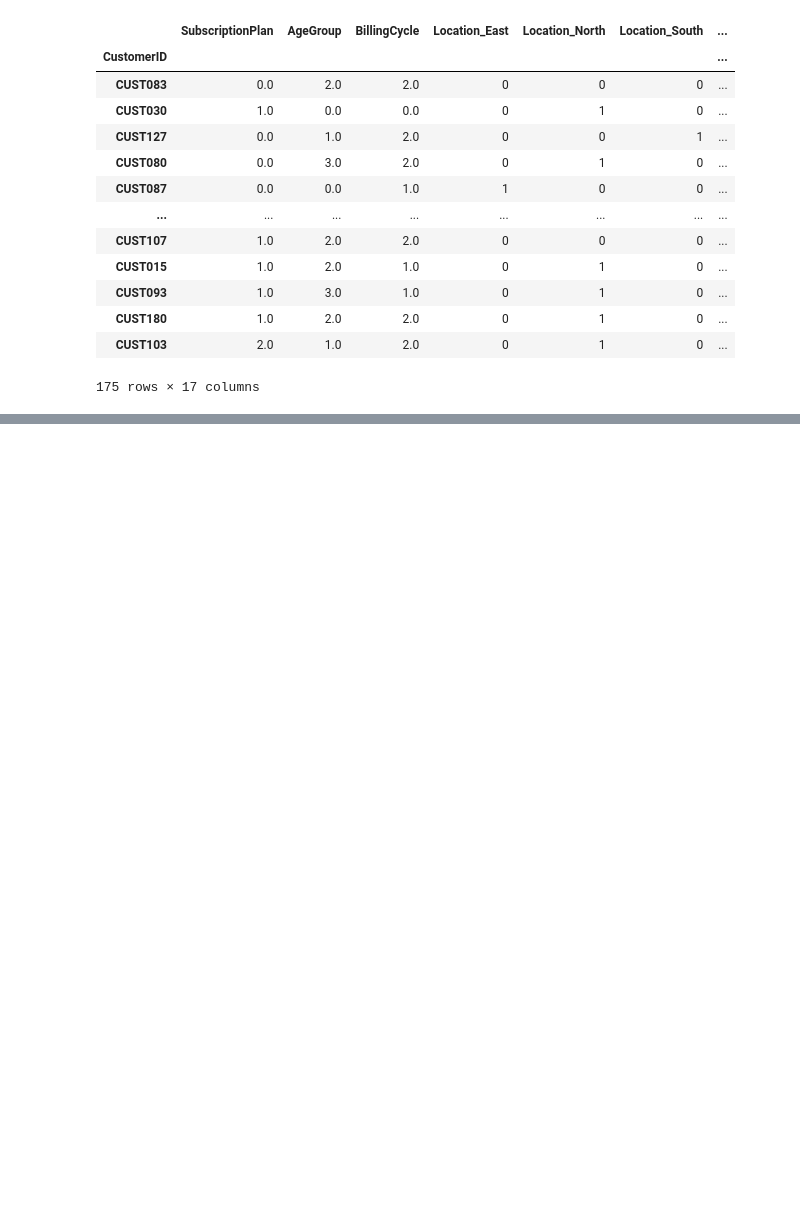
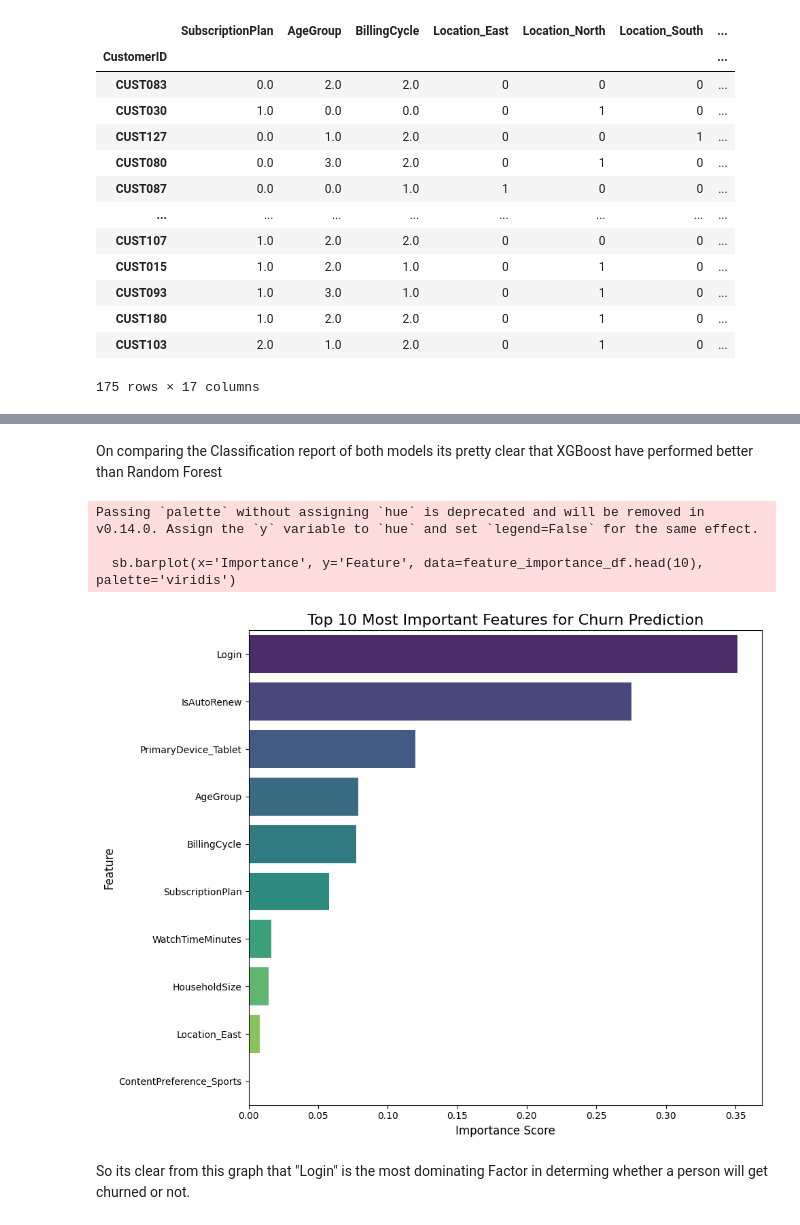
Before and after one commit to sarbajit-stat/statistics-projects, a Jupyter notebook: Customer Churn Analysis.ipynb, the cells around one changed output, grey strips where cells are left out. Cells and saved outputs as stored; diff of their text form; code cells hidden in the pictures; blank space fills up the shorter version.

```diff
--- a/Customer Churn Analysis.ipynb
+++ b/Customer Churn Analysis.ipynb
@@ -685,2 +664,0 @@ lg=LogisticRegression()
-# %%
-lg.fit(X_train,y_train)
@@ -702,0 +665,3 @@ weighted avg       0.96      0.96      0.96        75
+# %%
+Rf=RandomForestClassifier()
+Rf.fit(X_train,y_train)
@@ -702,0 +683,4 @@ weighted avg       0.96      0.96      0.96        75
+# %%
+Xg=XGBClassifier(random_state=42, use_label_encoder=False, eval_metric='logloss')
+# %%
+Xg.fit(X_train,y_train)
@@ -702,0 +716,30 @@ weighted avg       0.96      0.96      0.96        75
+# %% [markdown]
+On comparing the Classification report of both models its pretty clear that XGBoost have performed better than Random Forest
+# %%
+# 1. Get the importance scores from the trained model
+importances = Xg.feature_importances_
+
+# 2. Get the corresponding feature names from the processed DataFrame's columns
+feature_names = X_train.columns
+
+# 3. Create a DataFrame for visualization
+feature_importance_df = pd.DataFrame({
+    'Feature': feature_names,
+    'Importance': importances
+}).sort_values(by='Importance', ascending=False)
+
+# 4. Plot the top 10 most important features
+plt.figure(figsize=(10, 8))
+sb.barplot(x='Importance', y='Feature', data=feature_importance_df.head(10), palette='viridis')
+plt.title('Top 10 Most Important Features for Churn Prediction', fontsize=16)
+plt.xlabel('Importance Score', fontsize=12)
+plt.ylabel('Feature', fontsize=12)
+plt.tight_layout()
+plt.show()
+# %% [output]
+Passing `palette` without assigning `hue` is deprecated and will be removed in v0.14.0. Assign the `y` variable to `hue` and set `legend=False` for the same effect.
+
+  sb.barplot(x='Importance', y='Feature', data=feature_importance_df.head(10), palette='viridis')
+[figure, added]
+# %% [markdown]
+So its clear from this graph that "Login" is the most dominating Factor in determing whether a person will get churned or not.
```
Also changed, not shown: parts of 13 cells of this notebook.
